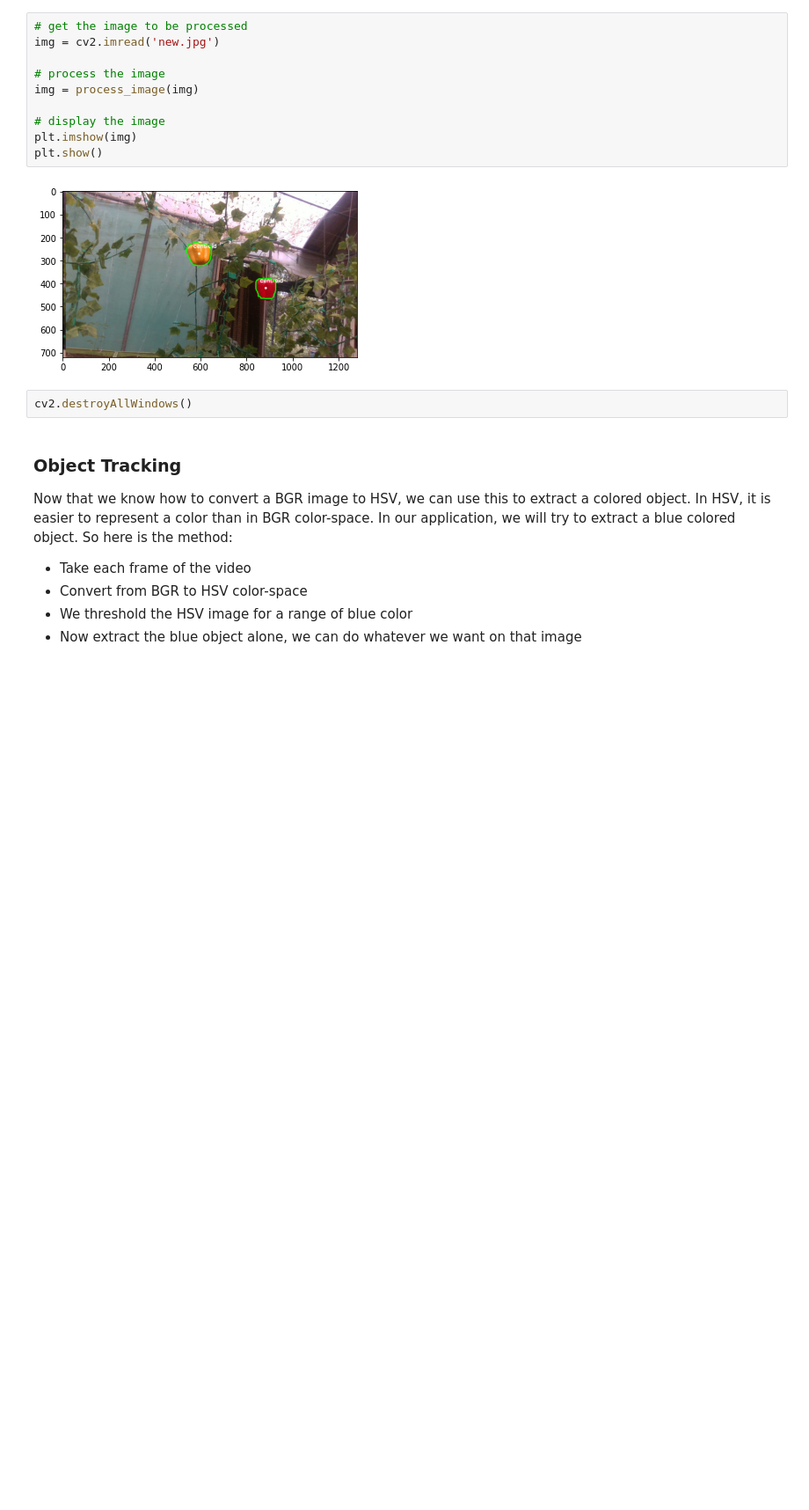
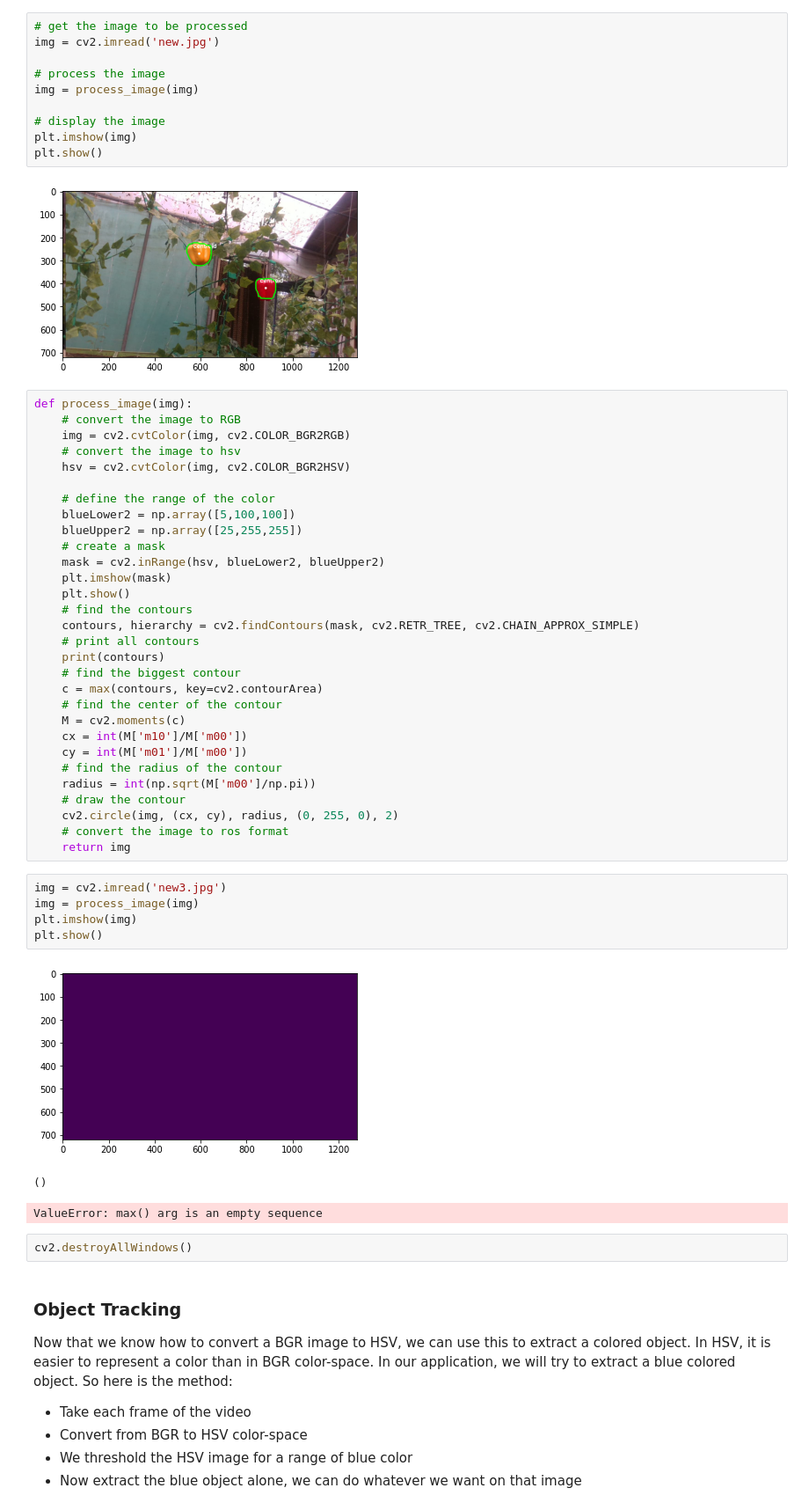
Before and after one commit to Binbasri-in/eyrc22_KB_2668, a Jupyter notebook: task2.2/opencv1.ipynb, the cells around one changed output. Shown at 88% size. Saved outputs shown, nothing was run; the diff lists cells and outputs as text; blank space fills up the shorter version.

```diff
--- a/task2.2/opencv1.ipynb
+++ b/task2.2/opencv1.ipynb
@@ -272,6 +277,45 @@ plt.imshow(img)
 plt.show()
 # %% [output]
 [figure]
+# %%
+def process_image(img):
+    # convert the image to RGB
+    img = cv2.cvtColor(img, cv2.COLOR_BGR2RGB)
+    # convert the image to hsv
+    hsv = cv2.cvtColor(img, cv2.COLOR_BGR2HSV)
+
+    # define the range of the color
+    blueLower2 = np.array([5,100,100])
+    blueUpper2 = np.array([25,255,255])
+    # create a mask
+    mask = cv2.inRange(hsv, blueLower2, blueUpper2)
+    plt.imshow(mask)
+    plt.show()
+    # find the contours
+    contours, hierarchy = cv2.findContours(mask, cv2.RETR_TREE, cv2.CHAIN_APPROX_SIMPLE)
+    # print all contours
+    print(contours)
+    # find the biggest contour
+    c = max(contours, key=cv2.contourArea)
+    # find the center of the contour
+    M = cv2.moments(c)
+    cx = int(M['m10']/M['m00'])
+    cy = int(M['m01']/M['m00'])
+    # find the radius of the contour
+    radius = int(np.sqrt(M['m00']/np.pi))
+    # draw the contour
+    cv2.circle(img, (cx, cy), radius, (0, 255, 0), 2)
+    # convert the image to ros format
+    return img
+# %%
+img = cv2.imread('new3.jpg')
+img = process_image(img)
+plt.imshow(img)
+plt.show()
+# %% [output]
+[figure, added]
+()
+ValueError: max() arg is an empty sequence
 # %%
 cv2.destroyAllWindows()
 # %% [markdown]
```
Also changed, not shown: parts of 4 cells of this notebook, 1 other file.
